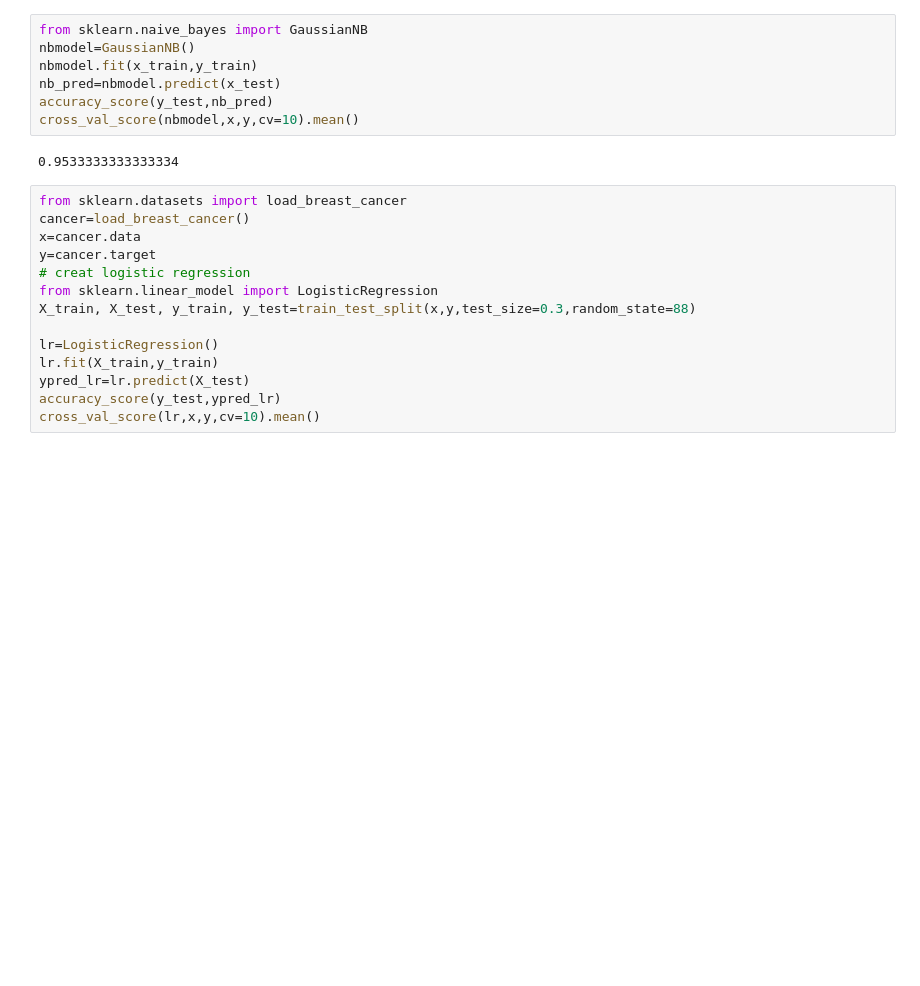
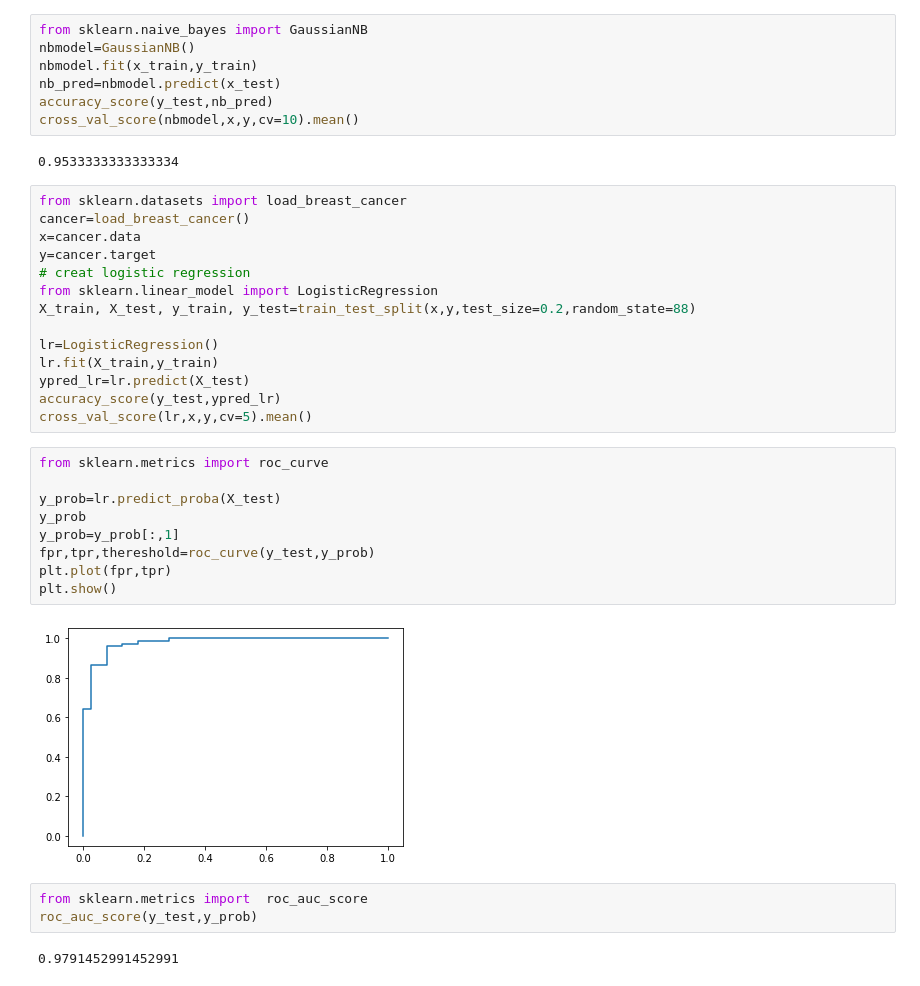
Before and after one commit to fbghkh1999/Predicting-Models, a Jupyter notebook: IrisDatasets_classificationModels/predict_iris_data.ipynb, the cells around one changed output. Cells and saved outputs as stored; diff of their text form; blank space fills up the shorter version.

```diff
--- a/IrisDatasets_classificationModels/predict_iris_data.ipynb
+++ b/IrisDatasets_classificationModels/predict_iris_data.ipynb
@@ -152,10 +152,26 @@ x=cancer.data
 y=cancer.target
 # creat logistic regression
 from sklearn.linear_model import LogisticRegression
-X_train, X_test, y_train, y_test=train_test_split(x,y,test_size=0.3,random_state=88)
+X_train, X_test, y_train, y_test=train_test_split(x,y,test_size=0.2,random_state=88)
 
 lr=LogisticRegression()
 lr.fit(X_train,y_train)
 ypred_lr=lr.predict(X_test)
 accuracy_score(y_test,ypred_lr)
-cross_val_score(lr,x,y,cv=10).mean()
+cross_val_score(lr,x,y,cv=5).mean()
+# %%
+from sklearn.metrics import roc_curve
+
+y_prob=lr.predict_proba(X_test)
+y_prob
+y_prob=y_prob[:,1]
+fpr,tpr,thereshold=roc_curve(y_test,y_prob)
+plt.plot(fpr,tpr)
+plt.show()
+# %% [output]
+[figure, added]
+# %%
+from sklearn.metrics import  roc_auc_score
+roc_auc_score(y_test,y_prob)
+# %% [output]
+0.9791452991452991
```
Also changed, not shown: parts of 2 cells of this notebook.
